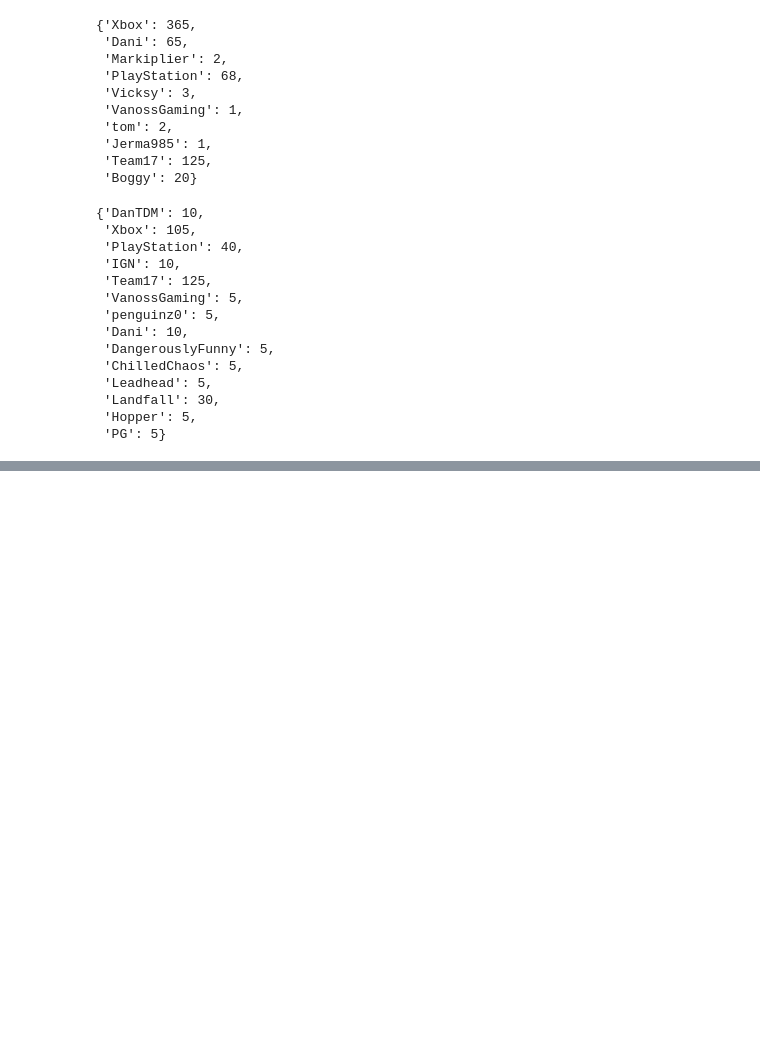
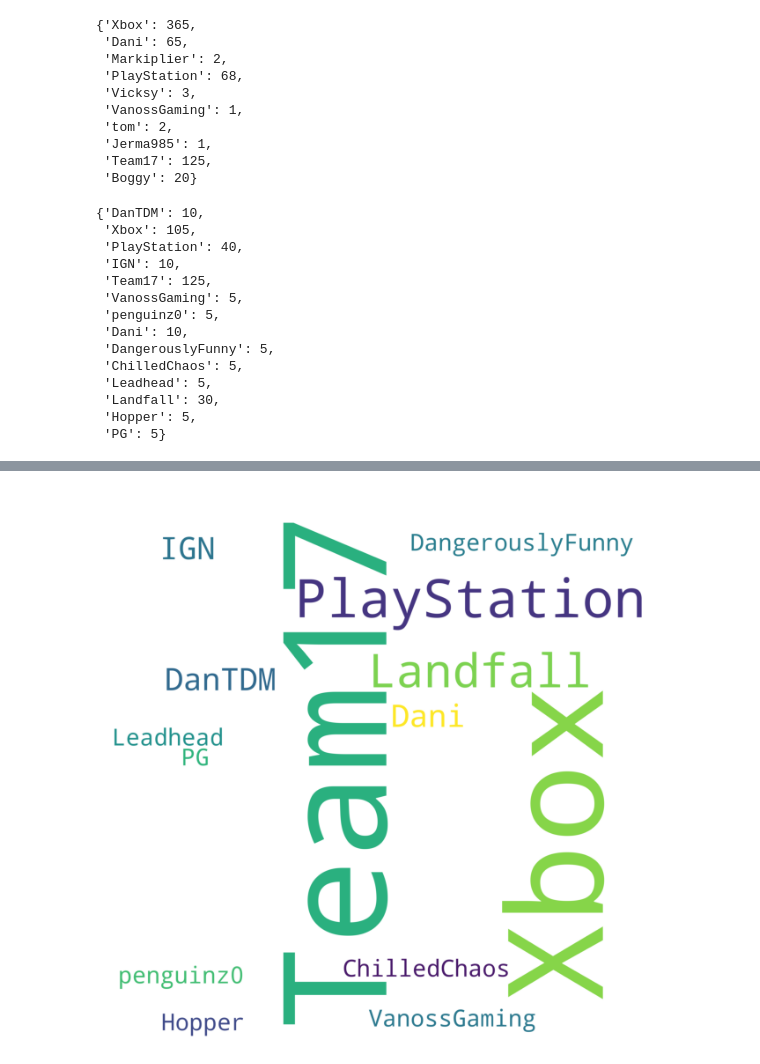
Before and after one commit to bluecoder777/Game-Promotion-Analysis, a Jupyter notebook: YouTubeExploration.ipynb, the cells around one changed output, grey strips where cells are left out. Cells and saved outputs as stored; diff of their text form; code cells hidden in the pictures; blank space fills up the shorter version.

```diff
--- a/YouTubeExploration.ipynb
+++ b/YouTubeExploration.ipynb
@@ -230,0 +259,18 @@ steam_yt_data_scraped
+# %%
+all_mentions_steam = " "
+for ste_ytbr in steam_yt_data_scraped.keys():
+    for i in range(steam_yt_data_scraped[ste_ytbr]):
+        all_mentions_steam = all_mentions_steam + (ste_ytbr +" ")
+
+
+steam_cloud = WordCloud(width=4000, height=4000,
+                       background_color='white',
+                       min_font_size=10,
+                       collocations=False).generate(all_mentions_steam)
+
+plt.figure(figsize=(8,8))
+plt.imshow(steam_cloud)
+plt.axis("off")
+plt.show()
+# %% [output]
+[figure, added]
```
Also changed, not shown: parts of 8 cells of this notebook.
